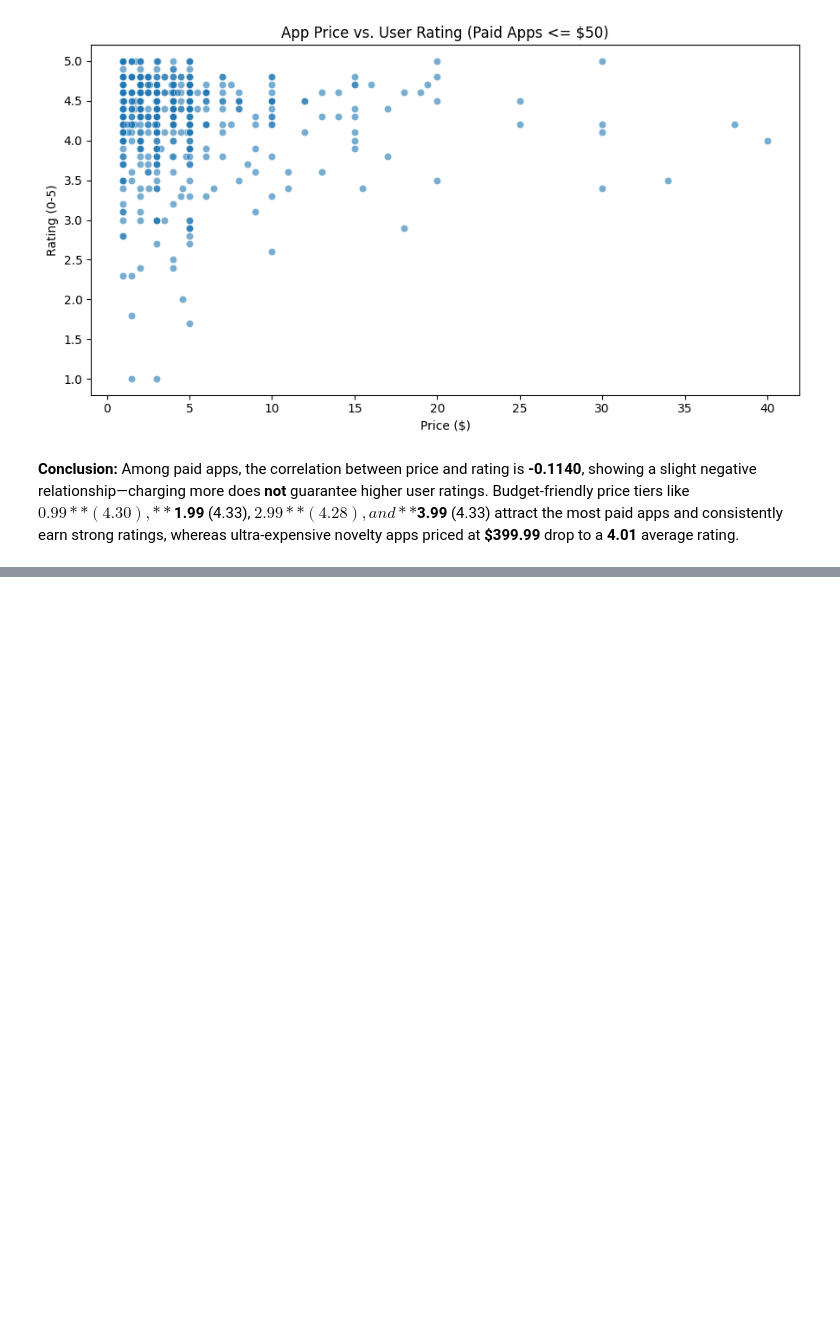
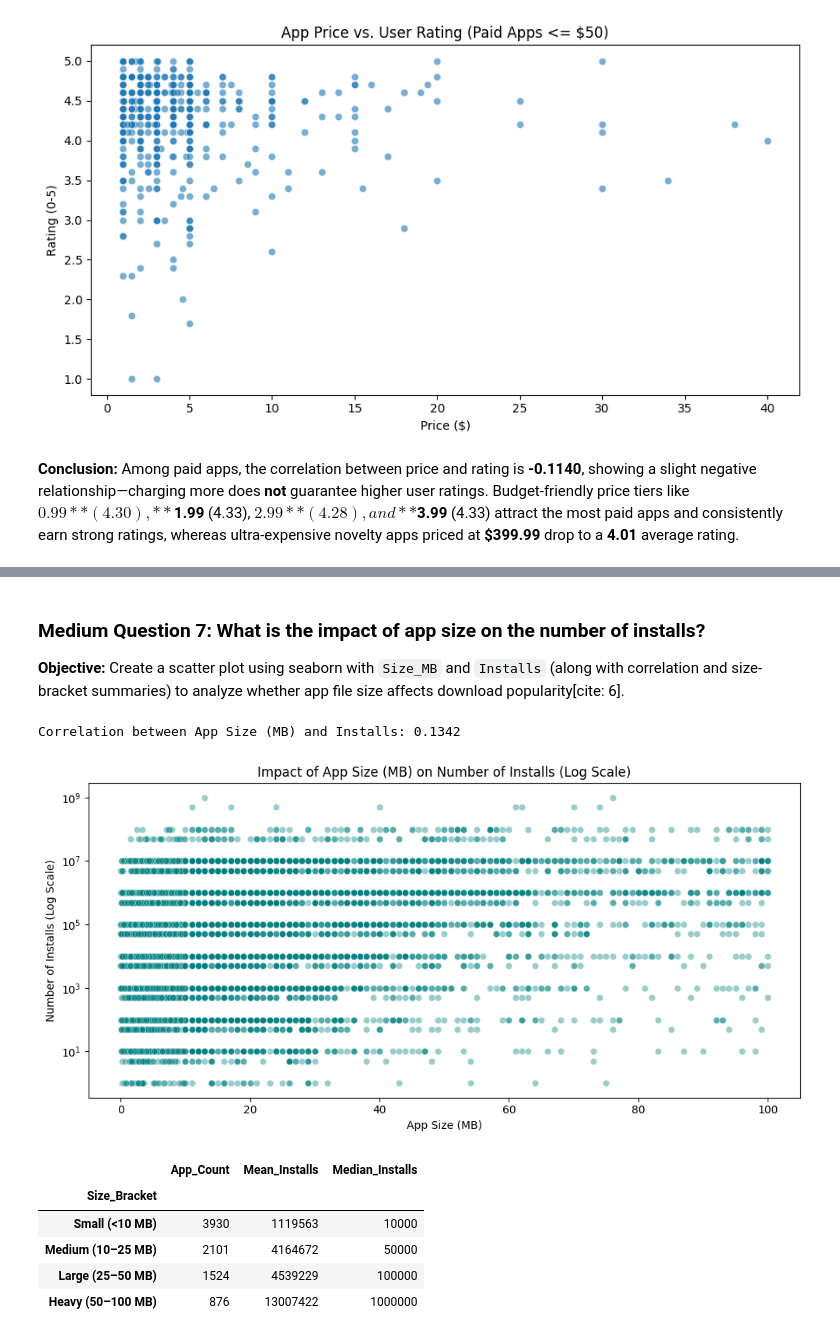
Before and after one commit to eishutamori/App-Insights-EDA, a Jupyter notebook: notebooks/EDA01_App_Insights_Analysis.ipynb, the cells around one changed output, grey strips where cells are left out. Cells and saved outputs as stored; diff of their text form; code cells hidden in the pictures; blank space fills up the shorter version.

Commit message:
Complete medium-level EDA questions (1-10)

```diff
--- a/notebooks/EDA01_App_Insights_Analysis.ipynb
+++ b/notebooks/EDA01_App_Insights_Analysis.ipynb
@@ -709,0 +542,19 @@ Apps not updated since 2015 (<= 2015): 801 out of 9659 apps (8.29%)
+# %%
+# Ensure Last Updated is in datetime format
+df['Last Updated'] = pd.to_datetime(df['Last Updated'])
+
+# 1. Calculate days since each app's last update relative to the dataset's latest date
+latest_date = df['Last Updated'].max()
+df['Days_Since_Update'] = (latest_date - df['Last Updated']).dt.days
+
+print(f"Dataset Reference Date (Latest Update): {latest_date.date()}")
+print(f"Average Days Since Last Update: {df['Days_Since_Update'].mean():.2f} days")
+print(f"Median Days Since Last Update: {df['Days_Since_Update'].median():.2f} days")
+
+# 2. Calculate the difference between consecutive update dates sorted chronologically
+sorted_updates = df['Last Updated'].sort_values()
+consecutive_diffs = sorted_updates.diff().dt.days.dropna()
+print(f"Average Time Between Consecutive App Updates (Catalog-Wide): {consecutive_diffs.mean():.4f} days")
+
+# Summary distribution of update recency
+display(df['Days_Since_Update'].describe().round(2).to_frame(name='Days_Since_Update'))
@@ -709,0 +577,42 @@ Apps not updated since 2015 (<= 2015): 801 out of 9659 apps (8.29%)
+# %% [markdown]
+### Medium Question 7: What is the impact of app size on the number of installs?
+
+**Objective:** Create a scatter plot using seaborn with `Size_MB` and `Installs` (along with correlation and size-bracket summaries) to analyze whether app file size affects download popularity[cite: 6].
+# %%
+# Calculate correlation between Size_MB and Installs
+corr_size_installs = df['Size_MB'].corr(df['Installs'])
+print(f"Correlation between App Size (MB) and Installs: {corr_size_installs:.4f}")
+
+# Create a scatter plot using seaborn with Size_MB and Installs
+plt.figure(figsize=(10, 5))
+sns.scatterplot(data=df, x='Size_MB', y='Installs', alpha=0.4, color='teal')
+plt.yscale('log')
+plt.title('Impact of App Size (MB) on Number of Installs (Log Scale)')
+plt.xlabel('App Size (MB)')
+plt.ylabel('Number of Installs (Log Scale)')
+plt.tight_layout()
+plt.show()
+
+# Compare average and median installs across size brackets
+size_bins = [0, 10, 25, 50, 100]
+size_labels = ['Small (<10 MB)', 'Medium (10–25 MB)', 'Large (25–50 MB)', 'Heavy (50–100 MB)']
+df['Size_Bracket'] = pd.cut(df['Size_MB'], bins=size_bins, labels=size_labels)
+
+size_impact = df.groupby('Size_Bracket', observed=False)['Installs'].agg(
+    App_Count='count',
+    Mean_Installs='mean',
+    Median_Installs='median'
+)
+size_impact['Mean_Installs'] = size_impact['Mean_Installs'].round(0).astype(int)
+size_impact['Median_Installs'] = size_impact['Median_Installs'].round(0).astype(int)
+
+display(size_impact)
+# %% [output]
+Correlation between App Size (MB) and Installs: 0.1342
+[figure, added]
+|  | App_Count | Mean_Installs | Median_Installs |
+| Size_Bracket |  |  |  |
+| Small (<10 MB) | 3930 | 1119563 | 10000 |
+| Medium (10–25 MB) | 2101 | 4164672 | 50000 |
+| Large (25–50 MB) | 1524 | 4539229 | 100000 |
+| Heavy (50–100 MB) | 876 | 13007422 | 1000000 |
```
Also changed, not shown: parts of 40 cells of this notebook.
